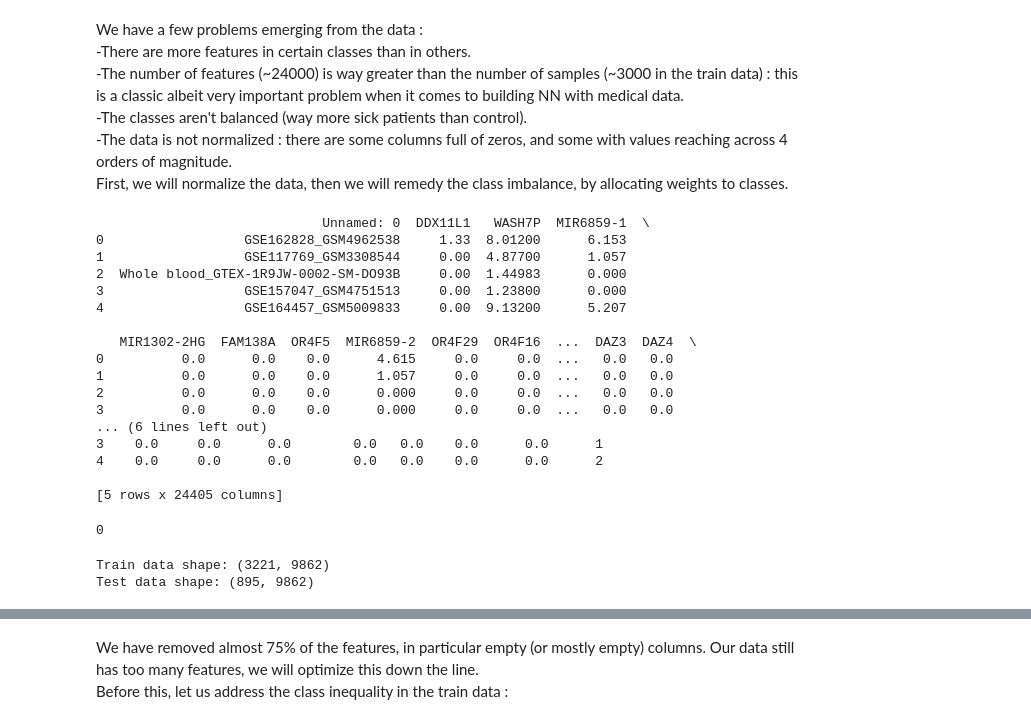
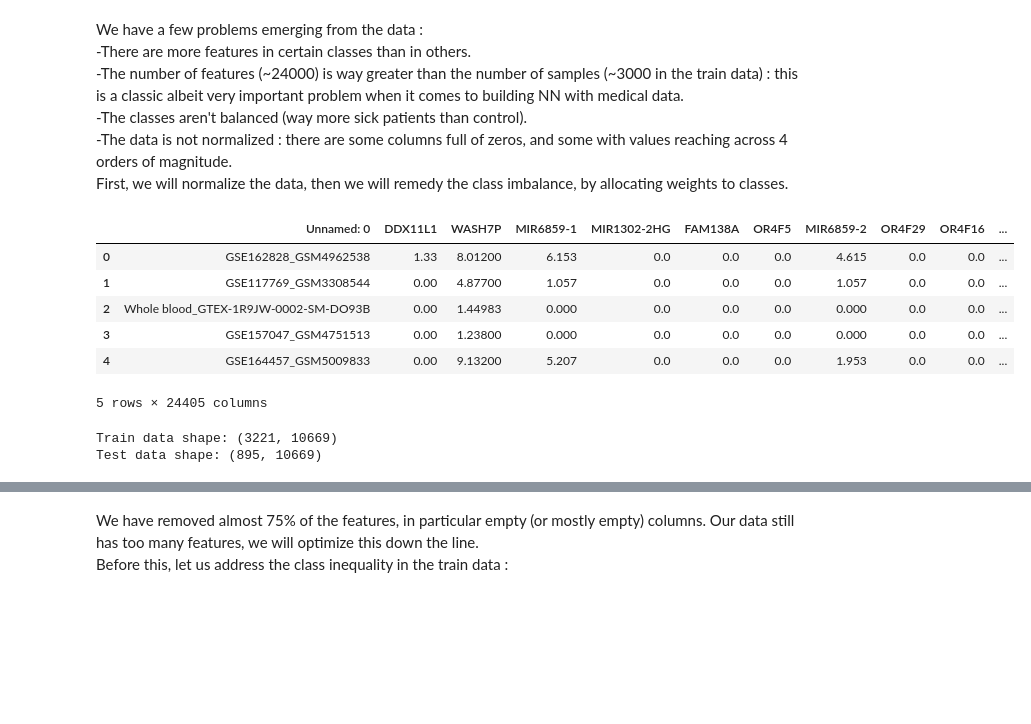
Before and after one commit to pierre-pauchet/personal-projects, a Jupyter notebook: rna_classifier_hmw.ipynb, the cells around one changed output, grey strips where cells are left out. Saved outputs shown, nothing was run; the diff lists cells and outputs as text; code cells hidden in the pictures; blank space fills up the shorter version.

```diff
--- a/rna_classifier_hmw.ipynb
+++ b/rna_classifier_hmw.ipynb
@@ -102,51 +102,39 @@ First, we will normalize the data, then we will remedy the class imbalance, by a
 # %%
 ## Concatenating and shuffling training data
 all_train_data=pd.concat((ra_train_data,sle_train_data,healthy_train_data),axis=0)
 all_train_data=all_train_data.sample(frac=1,random_state=SEED)
 all_train_data.index=np.arange(0,3221,1)
 
 all_test_data=pd.concat((ra_test_data,sle_test_data,healthy_test_data),axis=0)
 all_test_data=all_test_data.sample(frac=1,random_state=SEED)
 all_test_data.index=np.arange(0,895,1)
-print(all_train_data.head())
 gc.collect()
+all_train_data.head()
 # %% [output]
+|  | Unnamed: 0 | DDX11L1 | WASH7P | MIR6859-1 | MIR1302-2HG | FAM138A | OR4F5 | MIR6859-2 | OR4F29 | OR4F16 | ... |
+| 0 | GSE162828_GSM4962538 | 1.33 | 8.01200 | 6.153 | 0.0 | 0.0 | 0.0 | 4.615 | 0.0 | 0.0 | ... |
+| 1 | GSE117769_GSM3308544 | 0.00 | 4.87700 | 1.057 | 0.0 | 0.0 | 0.0 | 1.057 | 0.0 | 0.0 | ... |
+| 2 | Whole blood_GTEX-1R9JW-0002-SM-DO93B | 0.00 | 1.44983 | 0.000 | 0.0 | 0.0 | 0.0 | 0.000 | 0.0 | 0.0 | ... |
+| 3 | GSE157047_GSM4751513 | 0.00 | 1.23800 | 0.000 | 0.0 | 0.0 | 0.0 | 0.000 | 0.0 | 0.0 | ... |
+| 4 | GSE164457_GSM5009833 | 0.00 | 9.13200 | 5.207 | 0.0 | 0.0 | 0.0 | 1.953 | 0.0 | 0.0 | ... |
-                             Unnamed: 0  DDX11L1   WASH7P  MIR6859-1  \
-0                  GSE162828_GSM4962538     1.33  8.01200      6.153
-1                  GSE117769_GSM3308544     0.00  4.87700      1.057
-2  Whole blood_GTEX-1R9JW-0002-SM-DO93B     0.00  1.44983      0.000
-3                  GSE157047_GSM4751513     0.00  1.23800      0.000
-4                  GSE164457_GSM5009833     0.00  9.13200      5.207
-
-   MIR1302-2HG  FAM138A  OR4F5  MIR6859-2  OR4F29  OR4F16  ...  DAZ3  DAZ4  \
-0          0.0      0.0    0.0      4.615     0.0     0.0  ...   0.0   0.0
-1          0.0      0.0    0.0      1.057     0.0     0.0  ...   0.0   0.0
-2          0.0      0.0    0.0      0.000     0.0     0.0  ...   0.0   0.0
-3          0.0      0.0    0.0      0.000     0.0     0.0  ...   0.0   0.0
-... (6 lines left out)
-3    0.0     0.0      0.0        0.0   0.0    0.0      0.0      1
-4    0.0     0.0      0.0        0.0   0.0    0.0      0.0      2
-
-[5 rows x 24405 columns]
+5 rows × 24405 columns
-0
 # %%
 # Normalizing Data
-'First, we will normalize our data. The classic "-mean/var" is not appropriate, as -omics data range accross orders of magnitude'
-# filtered_train_data = all_train_data.loc[:, (all_train_data.eq(0).sum(axis=0) < 1500)] # Remove mostly empty columns
-# normalized_train_data = filtered_train_data.iloc[:, 1:-1].apply(lambda x: np.log10(x).replace(-np.inf,0.0))
+normalized_train_data = all_train_data.loc[:, (all_train_data.eq(0).sum(axis=0) < 2000)] # Remove mostly empty columns
+normalized_test_data = all_test_data.loc[:, (all_test_data.eq(0).sum(axis=0) < 500)]
 
-filtered_test_data = all_test_data.loc[:, (all_test_data.eq(0).sum(axis=0) < 450)]
-normalized_test_data = filtered_test_data.iloc[:, 1:-1].apply(lambda x: np.log10(x).replace(-np.inf, 0.0))
 # Filtering on the common features
 inconsistent_features = normalized_train_data.columns.difference(normalized_test_data.columns)
 normalized_train_data = normalized_train_data.drop(columns=inconsistent_features)
 inconsistent_features = normalized_test_data.columns.difference(normalized_train_data.columns)
 normalized_test_data = normalized_test_data.drop(columns=inconsistent_features)
+normalized_train_data=normalized_train_data.iloc[:,1:]
+normalized_test_data=normalized_test_data.iloc[:,1:]
 
-normalized_train_data = pd.concat([normalized_train_data,all_train_data.iloc[:,-1]],axis=1)
-normalized_test_data = pd.concat([normalized_test_data,all_test_data.iloc[:,-1]],axis=1)
+# normalized_train_data = pd.concat([normalized_train_data,all_train_data.iloc[:,-1]],axis=1)
+# normalized_test_data = pd.concat([normalized_test_data,all_test_data.iloc[:,-1]],axis=1)
 print("Train data shape:", normalized_train_data.shape)
 print("Test data shape:", normalized_test_data.shape)
 # %% [output]
-Train data shape: (3221, 9862)
-Test data shape: (895, 9862)
+Train data shape: (3221, 10669)
+Test data shape: (895, 10669)
```
Also changed, not shown: parts of 18 cells of this notebook.
